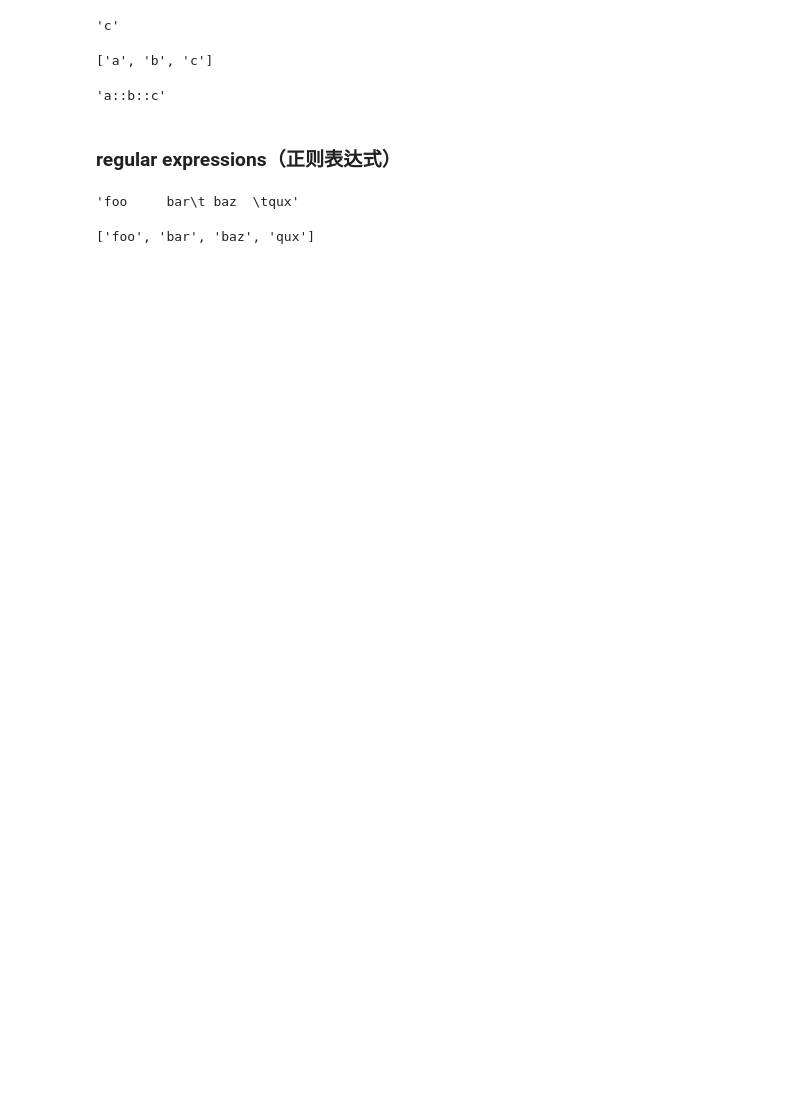
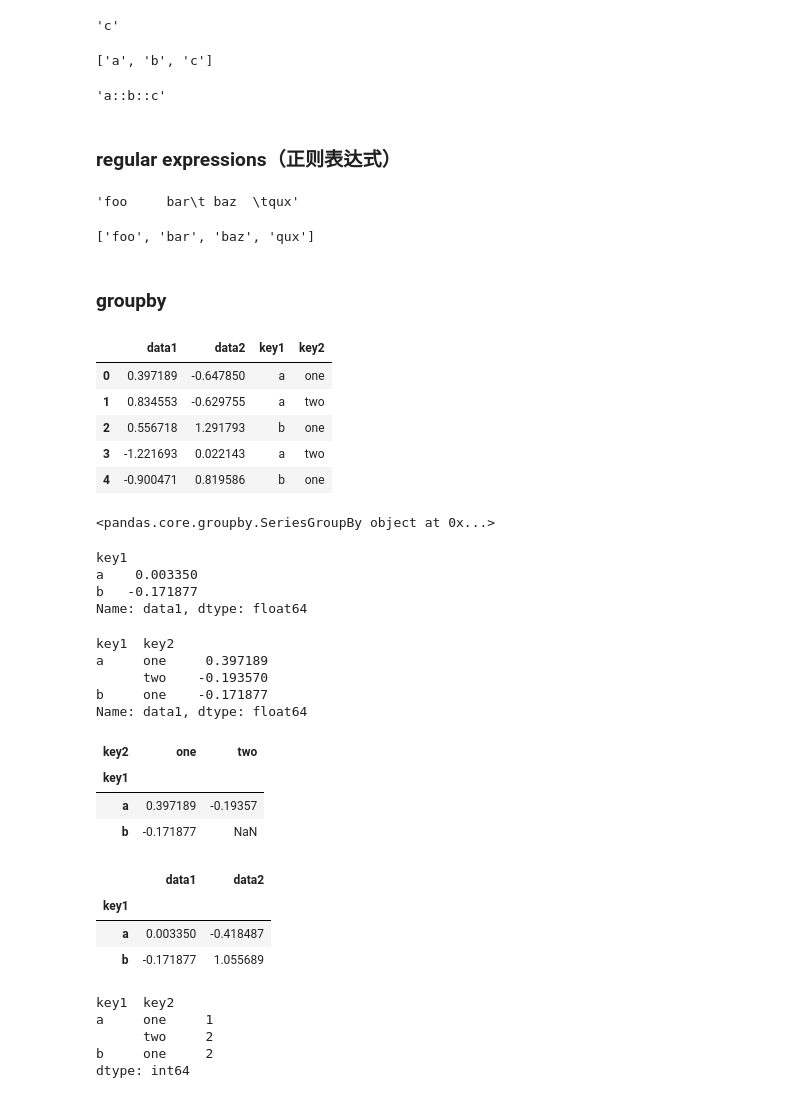
Before and after one commit to wonderui/Python-Practice, a Jupyter notebook: 3_Libraries/pandas_essentials.ipynb, the cells around one changed output. Cells and saved outputs as stored; diff of their text form; code cells hidden in the pictures; blank space fills up the shorter version.

```diff
--- a/3_Libraries/pandas_essentials.ipynb
+++ b/3_Libraries/pandas_essentials.ipynb
@@ -1337,3 +1337,31 @@ text
 re.split('\s+', text)  # the regex describing one or more whitespace characters is '\s+'
 # %% [output]
 ['foo', 'bar', 'baz', 'qux']
+# %% [markdown]
+### groupby
+# %%
+df = pd.DataFrame({'key1': ['a', 'a', 'b', 'a', 'b'],
+                   'key2': ['one', 'two', 'one', 'two', 'one'],
+                   'data1': np.random.randn(5),
+                   'data2': np.random.randn(5)})
+# %%
+df
+# %% [output]
+|  | data1 | data2 | key1 | key2 |
+| 0 | 0.397189 | -0.647850 | a | one |
+| 1 | 0.834553 | -0.629755 | a | two |
+| 2 | 0.556718 | 1.291793 | b | one |
+| 3 | -1.221693 | 0.022143 | a | two |
+| 4 | -0.900471 | 0.819586 | b | one |
+# %%
+grouped = df['data1'].groupby(df['key1'])
+grouped
+# %% [output]
+<pandas.core.groupby.SeriesGroupBy object at 0x...>
+# %%
+grouped.mean()
+# %% [output]
+key1
+a    0.003350
+b   -0.171877
+Name: data1, dtype: float64
@@ -1339,0 +1370,30 @@ re.split('\s+', text)  # the regex describing one or more whitespace characters
+# %%
+means
+# %% [output]
+key1  key2
+a     one     0.397189
+      two    -0.193570
+b     one    -0.171877
+Name: data1, dtype: float64
+# %%
+means.unstack()
+# %% [output]
+| key2 | one | two |
+| key1 |  |  |
+| a | 0.397189 | -0.19357 |
+| b | -0.171877 | NaN |
+# %%
+df.groupby('key1').mean()
+# %% [output]
+|  | data1 | data2 |
+| key1 |  |  |
+| a | 0.003350 | -0.418487 |
+| b | -0.171877 | 1.055689 |
+# %%
+df.groupby(['key1', 'key2']).size()
+# %% [output]
+key1  key2
+a     one     1
+      two     2
+b     one     2
+dtype: int64
```
Also changed, not shown: parts of 1 cell of this notebook.
